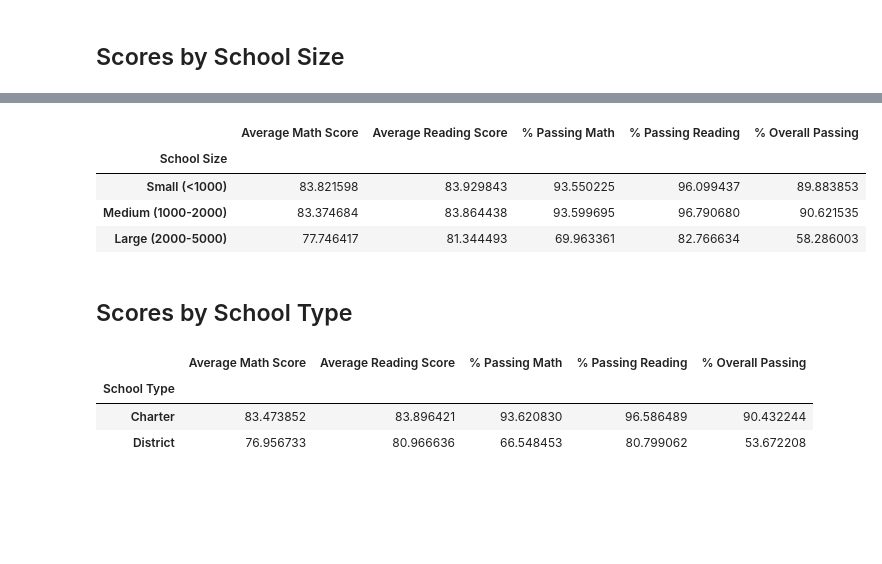
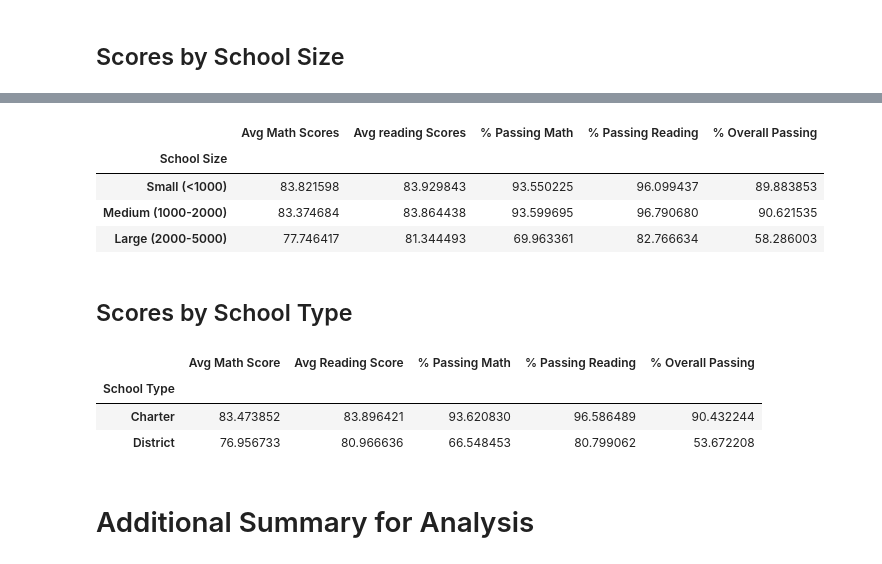
Before and after one commit to S-Bonillas/Mod4-School-District-Analysis, a Jupyter notebook: PyCitySchools/PyCitySchools_Analysis.ipynb, the cells around one changed output, grey strips where cells are left out. Cells and saved outputs as stored; diff of their text form; code cells hidden in the pictures; blank space fills up the shorter version.

Commit message:
Analysis Complete
Calculations and Analysis complete.

```diff
--- a/PyCitySchools/PyCitySchools_Analysis.ipynb
+++ b/PyCitySchools/PyCitySchools_Analysis.ipynb
@@ -295,11 +293,11 @@ per_school_summary = pd.DataFrame(
         "Total Students": per_school_counts,
         "Total School Budget": per_school_budget,
         "Per Student Budget": per_school_capita,
-        "Average Math Scores": per_school_math,
-        "Average Reading Scores": per_school_reading,
-        "Pct Passing Math": per_school_passing_math,
-        "Pct Passing Reading":per_school_passing_reading,
-        "Pct Overall Passing": overall_passing_rate
+        "Avg Math Scores": per_school_math,
+        "Avg Reading Scores": per_school_reading,
+        "% Passing Math": per_school_passing_math,
+        "% Passing Reading":per_school_passing_reading,
+        "% Overall Passing": overall_passing_rate
         }
 )
 
@@ -552,20 +550,28 @@ per_school_summary
 | Wright High School | Charter | 1800 | $1,049,400.00 | $583.00 | 83.682222 | ... |
 # %%
 # Calculate averages for the desired columns.
-size_math_scores = per_school_summary.groupby(["School Size"])["Average Math Score"].mean()
-size_reading_scores = per_school_summary.groupby(["School Size"])["Average Reading Score"].mean()
+size_math_scores = per_school_summary.groupby(["School Size"])["Avg Math Scores"].mean()
+size_reading_scores = per_school_summary.groupby(["School Size"])["Avg Reading Scores"].mean()
 size_passing_math = per_school_summary.groupby(["School Size"])["% Passing Math"].mean()
 size_passing_reading = per_school_summary.groupby(["School Size"])["% Passing Reading"].mean()
 size_overall_passing = per_school_summary.groupby(["School Size"])["% Overall Passing"].mean()
 # %%
 # Create a DataFrame called `size_summary` that breaks down school performance based on school size (small, medium, or large).
 # Use the scores above to create a new DataFrame called `size_summary`
-size_summary =
+size_summary = pd.DataFrame(
+    {
+        "Avg Math Scores": size_math_scores,
+        "Avg reading Scores": size_reading_scores,
+        "% Passing Math": size_passing_math,
+        "% Passing Reading": size_passing_reading,
+        "% Overall Passing": size_overall_passing
+    }
+)
 
 # Display results
 size_summary
 # %% [output]
-|  | Average Math Score | Average Reading Score | % Passing Math | % Passing Reading | % Overall Passing |
+|  | Avg Math Scores | Avg reading Scores | % Passing Math | % Passing Reading | % Overall Passing |
 | School Size |  |  |  |  |  |
 | Small (<1000) | 83.821598 | 83.929843 | 93.550225 | 96.099437 | 89.883853 |
 | Medium (1000-2000) | 83.374684 | 83.864438 | 93.599695 | 96.790680 | 90.621535 |
@@ -581,12 +587,22 @@ average_percent_passing_reading_by_type = per_school_summary.groupby(["School Ty
 average_percent_overall_passing_by_type = per_school_summary.groupby(["School Type"])["% Overall Passing"].mean()
 # %%
 # Assemble the new data by type into a DataFrame called `type_summary`
-type_summary =
+type_summary = pd.DataFrame(
+    {
+        "Avg Math Score": average_math_score_by_type,
+        "Avg Reading Score": average_reading_score_by_type,
+        "% Passing Math": average_percent_passing_math_by_type,
+        "% Passing Reading": average_percent_passing_reading_by_type,
+        "% Overall Passing": average_percent_overall_passing_by_type
+    }
+)
 
 # Display results
 type_summary
 # %% [output]
-|  | Average Math Score | Average Reading Score | % Passing Math | % Passing Reading | % Overall Passing |
+|  | Avg Math Score | Avg Reading Score | % Passing Math | % Passing Reading | % Overall Passing |
 | School Type |  |  |  |  |  |
 | Charter | 83.473852 | 83.896421 | 93.620830 | 96.586489 | 90.432244 |
 | District | 76.956733 | 80.966636 | 66.548453 | 80.799062 | 53.672208 |
+# %% [markdown]
+# Additional Summary for Analysis
```
Also changed, not shown: parts of 13 cells of this notebook.
